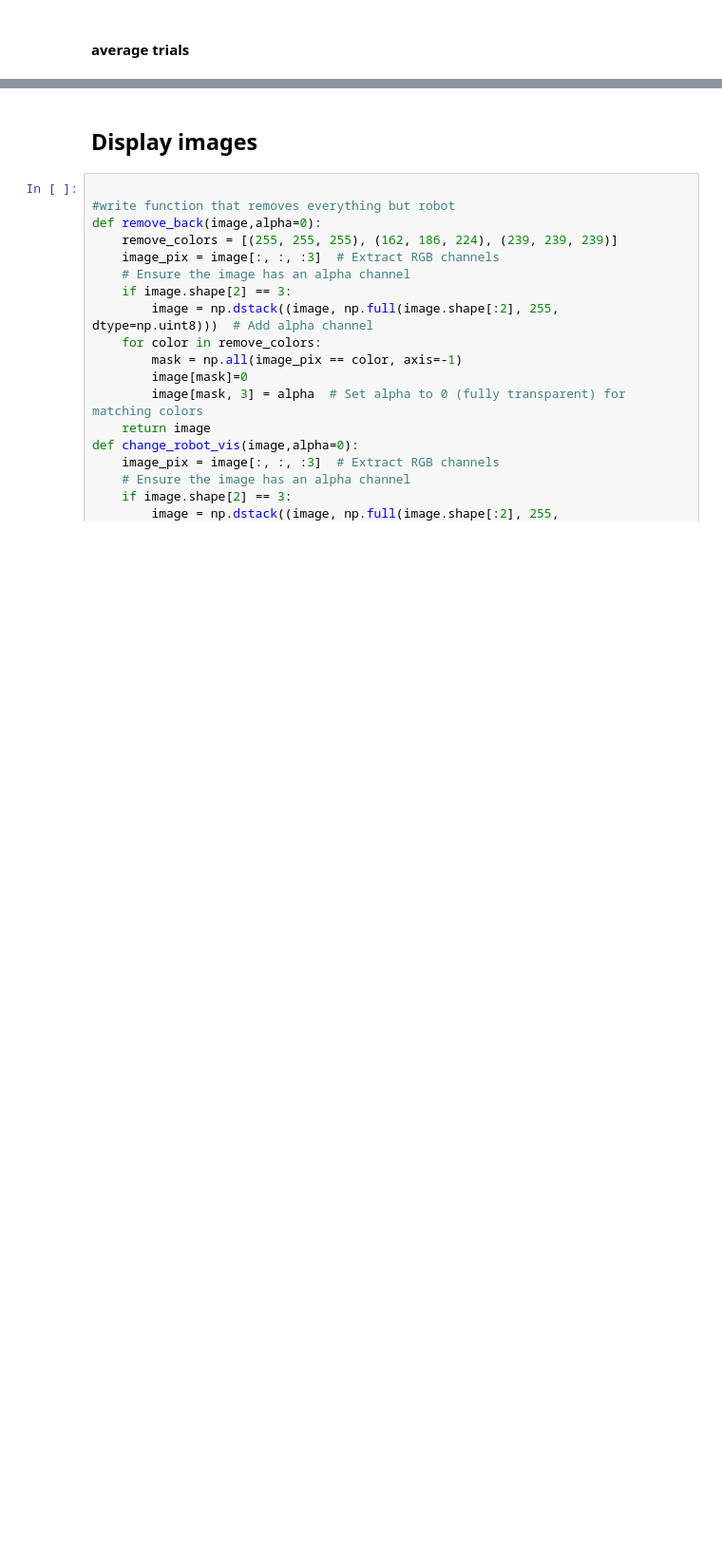
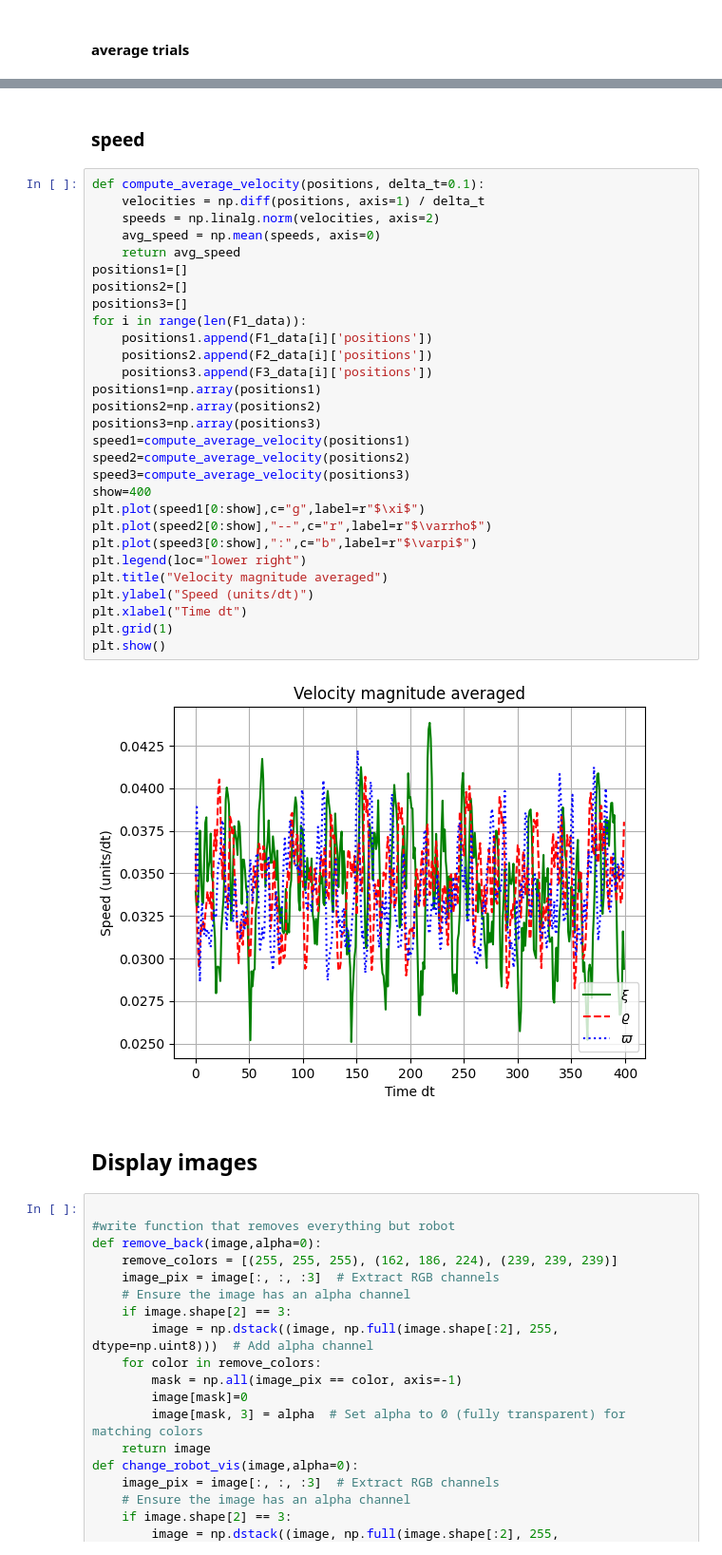
Before and after one commit to shepai/Quadruped, a Jupyter notebook: Code/GAs/revie.ipynb, the cells around one changed output, grey strips where cells are left out. Shown: that part at 95% size. Drawn from its saved outputs; the diff is of its cells as text; blank space fills up the shorter version.

```diff
--- a/Code/GAs/revie.ipynb
+++ b/Code/GAs/revie.ipynb
@@ -102,3 +279,36 @@ plt.show()
+# %% [markdown]
+### speed
+# %%
+def compute_average_velocity(positions, delta_t=0.1):
+    velocities = np.diff(positions, axis=1) / delta_t
+    speeds = np.linalg.norm(velocities, axis=2)
+    avg_speed = np.mean(speeds, axis=0)
+    return avg_speed
+positions1=[]
+positions2=[]
+positions3=[]
+for i in range(len(F1_data)):
+    positions1.append(F1_data[i]['positions'])
+    positions2.append(F2_data[i]['positions'])
+    positions3.append(F3_data[i]['positions'])
+positions1=np.array(positions1)
+positions2=np.array(positions2)
+positions3=np.array(positions3)
+speed1=compute_average_velocity(positions1)
+speed2=compute_average_velocity(positions2)
+speed3=compute_average_velocity(positions3)
+show=400
+plt.plot(speed1[0:show],c="g",label=r"$\xi$")
+plt.plot(speed2[0:show],"--",c="r",label=r"$\varrho$")
+plt.plot(speed3[0:show],":",c="b",label=r"$\varpi$")
+plt.legend(loc="lower right")
+plt.title("Velocity magnitude averaged")
+plt.ylabel("Speed (units/dt)")
+plt.xlabel("Time dt")
+plt.grid(1)
+plt.show()
+# %% [output]
+[figure, added]
 # %% [markdown]
 ## Display images
 # %%
```
Also changed, not shown: parts of 34 cells of this notebook, 1 other file.
